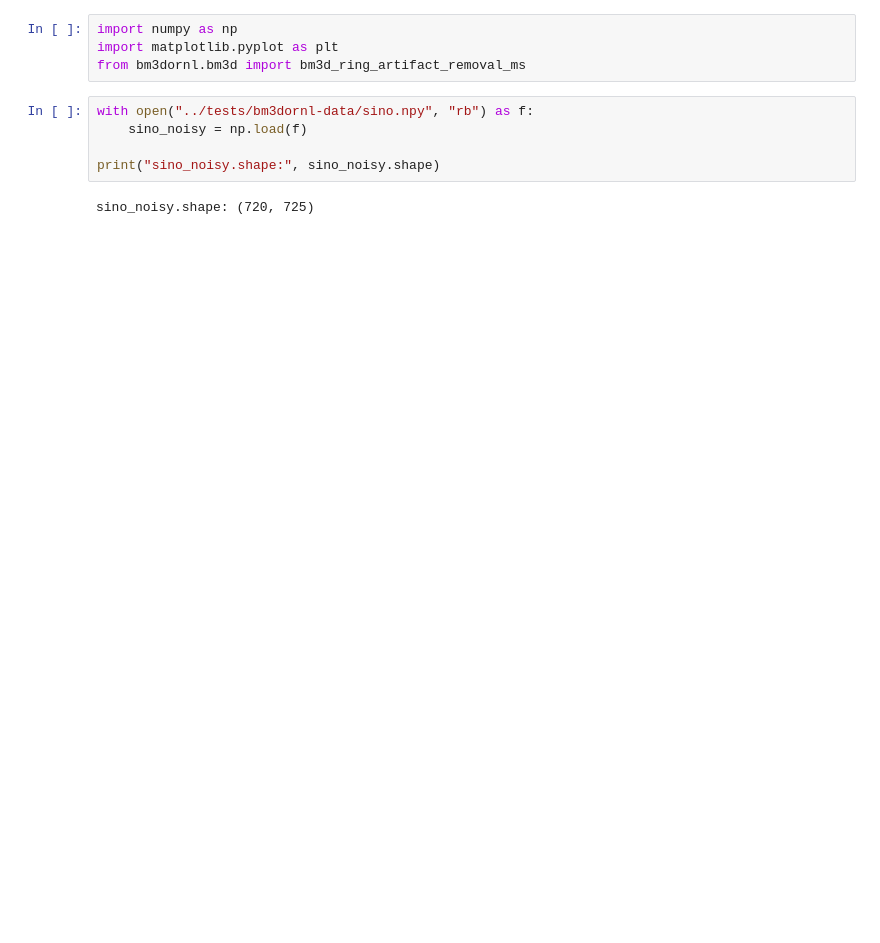
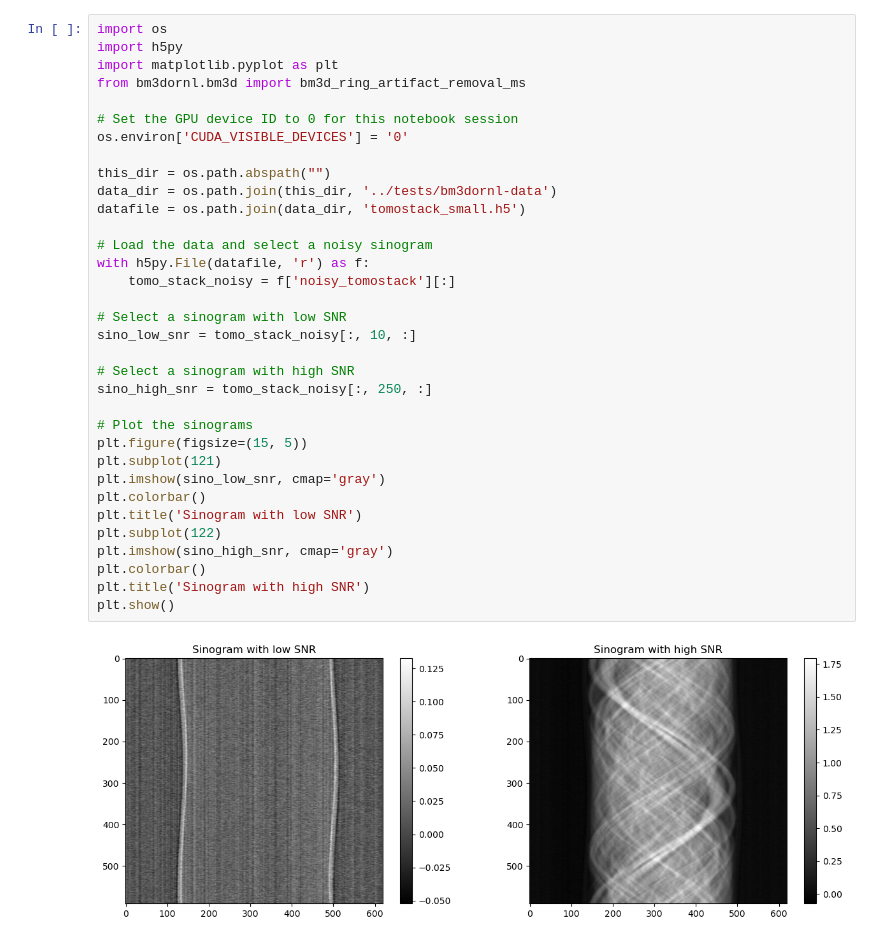
Before and after one commit to ornlneutronimaging/bm3dornl, a Jupyter notebook: notebooks/example_ms.ipynb, the cells around one changed output. Saved outputs shown, nothing was run; the diff lists cells and outputs as text; blank space fills up the shorter version.

```diff
--- a/notebooks/example_ms.ipynb
+++ b/notebooks/example_ms.ipynb
@@ -1,14 +1,39 @@
-# %%
-import numpy as np
-import matplotlib.pyplot as plt
-from bm3dornl.bm3d import bm3d_ring_artifact_removal_ms
-# %%
-with open("../tests/bm3dornl-data/sino.npy", "rb") as f:
-    sino_noisy = np.load(f)
-
-print("sino_noisy.shape:", sino_noisy.shape)
-# %% [output]
-sino_noisy.shape: (720, 725)
+# %%
+import os
+import h5py
+import matplotlib.pyplot as plt
+from bm3dornl.bm3d import bm3d_ring_artifact_removal_ms
+
+# Set the GPU device ID to 0 for this notebook session
+os.environ['CUDA_VISIBLE_DEVICES'] = '0'
+
+this_dir = os.path.abspath("")
+data_dir = os.path.join(this_dir, '../tests/bm3dornl-data')
+datafile = os.path.join(data_dir, 'tomostack_small.h5')
+
+# Load the data and select a noisy sinogram
+with h5py.File(datafile, 'r') as f:
+    tomo_stack_noisy = f['noisy_tomostack'][:]
+
+# Select a sinogram with low SNR
+sino_low_snr = tomo_stack_noisy[:, 10, :]
+
+# Select a sinogram with high SNR
+sino_high_snr = tomo_stack_noisy[:, 250, :]
+
+# Plot the sinograms
+plt.figure(figsize=(15, 5))
+plt.subplot(121)
+plt.imshow(sino_low_snr, cmap='gray')
+plt.colorbar()
+plt.title('Sinogram with low SNR')
+plt.subplot(122)
+plt.imshow(sino_high_snr, cmap='gray')
+plt.colorbar()
+plt.title('Sinogram with high SNR')
+plt.show()
+# %% [output]
+[figure, added]
 # %%
 block_matching_kwargs: dict = {
     "patch_size": (8, 8),
```
Also changed, not shown: parts of 5 cells of this notebook.
